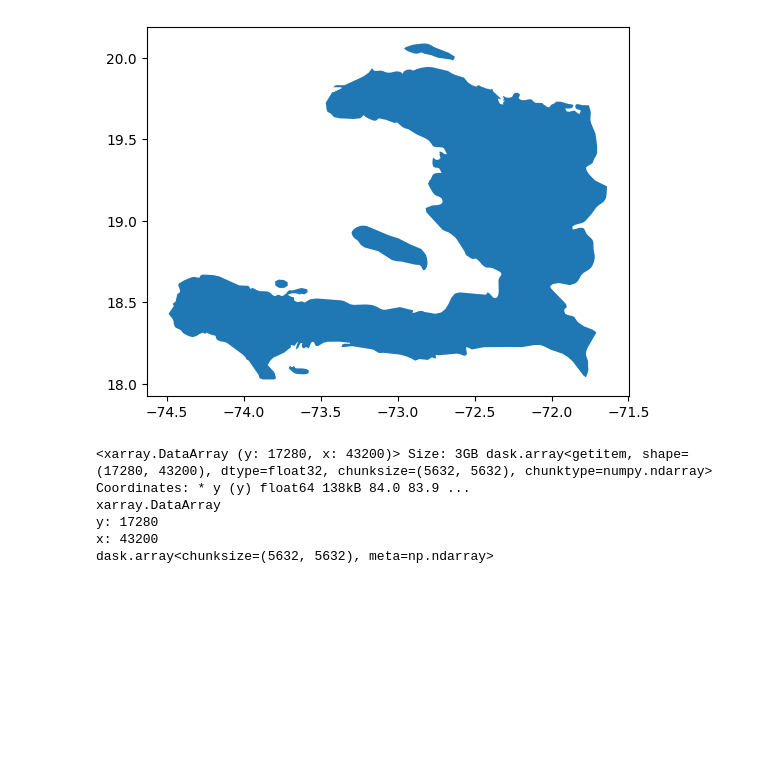
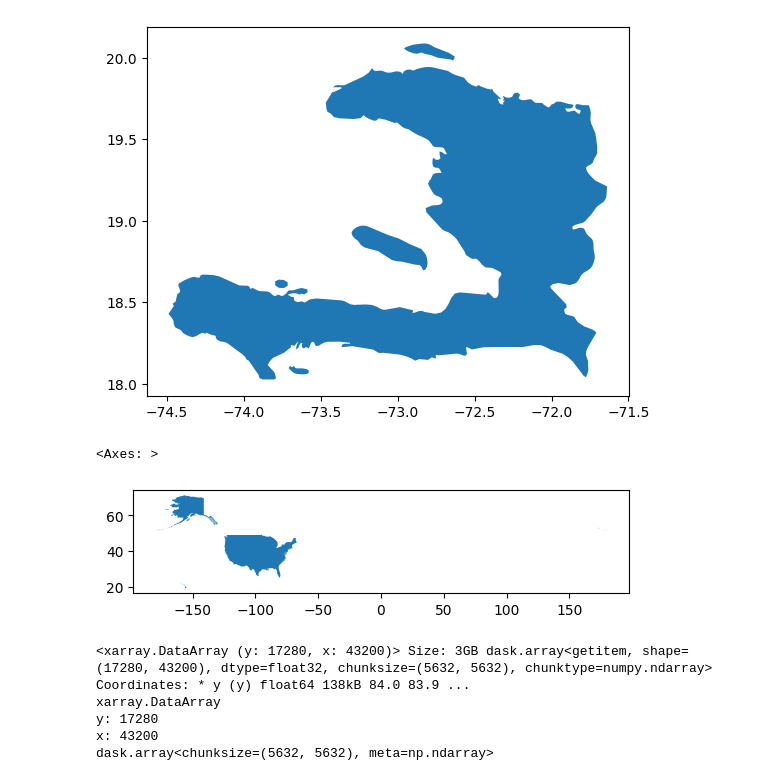
Before and after one commit to OCHA-DAP/ds-storm-impact-harmonisation, a Jupyter notebook: adm0_exp.ipynb, the cells around one changed output. Drawn from its saved outputs; the diff is of its cells as text; code cells hidden in the pictures; blank space fills up the shorter version.

```diff
--- a/adm0_exp.ipynb
+++ b/adm0_exp.ipynb
@@ -40,6 +31,12 @@ adm0[adm0["ISO_A3"] == iso3.upper()].plot()
 # %% [output]
 <Axes: >
 [figure]
+# %%
+iso3 = "usa"
+adm0[adm0["ADM0_A3"] == iso3.upper()].plot()
+# %% [output]
+<Axes: >
+[figure, added]
 # %%
 blob_name = "worldpop/pop_count/global_pop_2026_CN_1km_R2025A_UA_v1.tif"
 da_wp_global = stratus.open_blob_cog(blob_name, container_name="raster")
```
Also changed, not shown: parts of 23 cells of this notebook, 1 other file.
